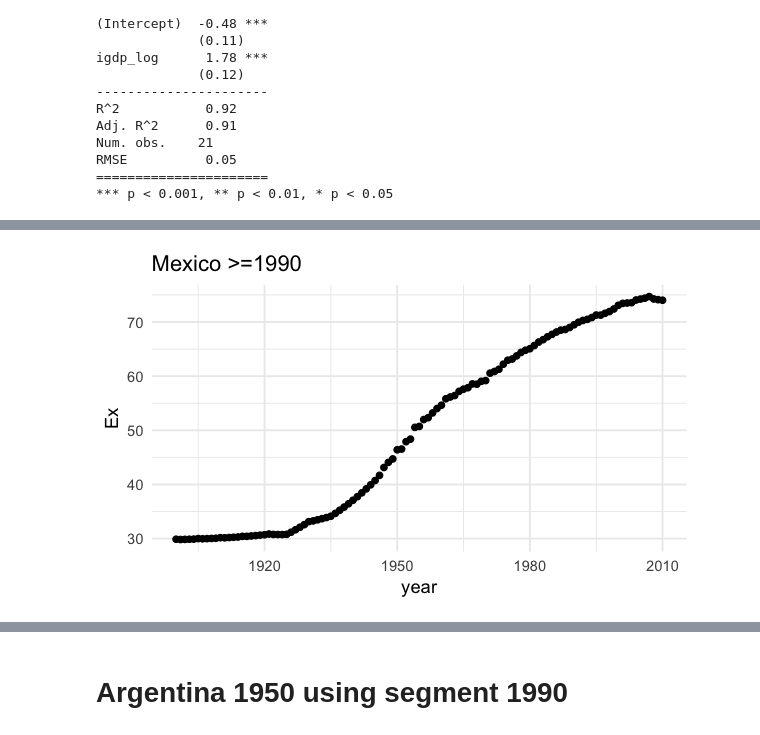
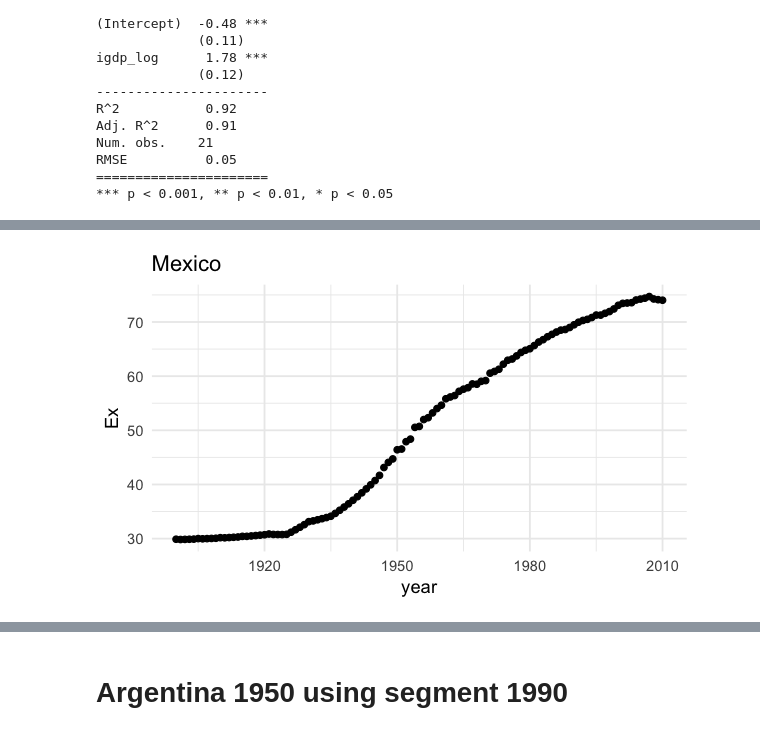
Before and after one commit to sdaza/lambda, a Jupyter notebook: notebooks/stacking_covariates.ipynb, the cells around one changed output, grey strips where cells are left out. Saved outputs shown, nothing was run; the diff lists cells and outputs as text; code cells hidden in the pictures.

```diff
--- a/notebooks/stacking_covariates.ipynb
+++ b/notebooks/stacking_covariates.ipynb
@@ -39,7 +57,12 @@ df[, ctry := factor(ctry, labels=country_labels)]
 # %% [markdown]
 # Only male-female average and records since 1900
 # %%
-covariates = names(df)[10:28]
+# covariates = names(df)[10:28]
+# print(covariates)
+covariates = c("gdp_pc", "urban", "elec", "lit" ,"water" ,"sewage" ,"gini" ,
+               "tfr" ,"bf" ,"extFund" ,"healthGdp" ,"lsi" ,"polio" ,"bcg" ,"dpt1" ,"dpt3" ,"mcv1" ,
+               "us_aid" ,"lunion")
+# life expectancy 0, tseries == 2
 
 c = df[tseries2==1 & age==0 & year>=1900, lapply(.SD,Max),
        .SDcols=covariates, by=.(ctry, year)]
@@ -886,5 +723,5 @@ RMSE          0.05
 # %%
 ggplot(test[ctry=='Mexico'], aes(year, Ex)) + geom_point()  + theme_minimal() +
-    labs(title='Mexico >=1990')
+    labs(title='Mexico')
 # %% [output]
-[figure, old version]
+[figure, new version]
```
Also changed, not shown: parts of 41 cells of this notebook, 28 other files.
